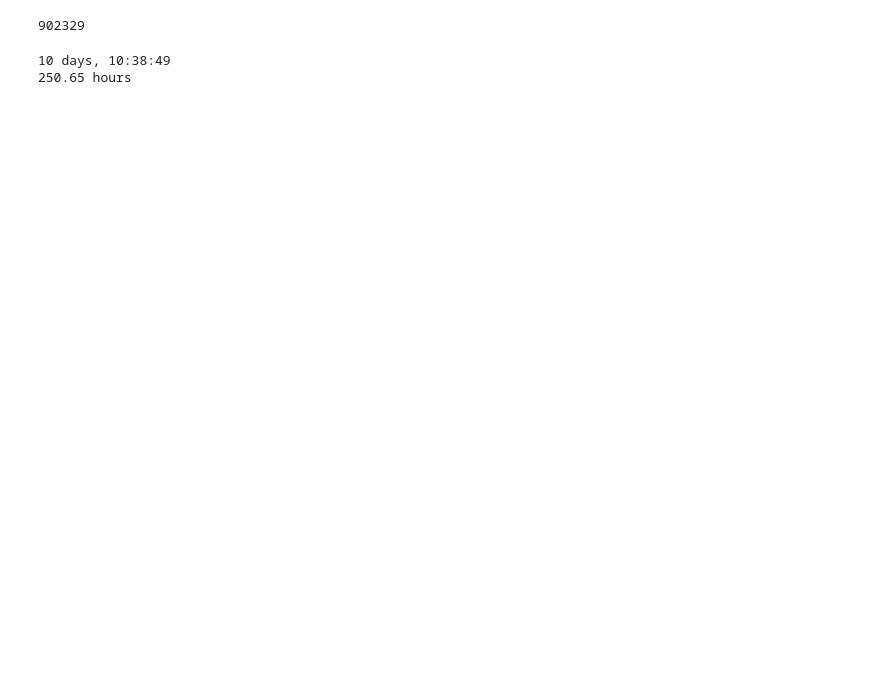
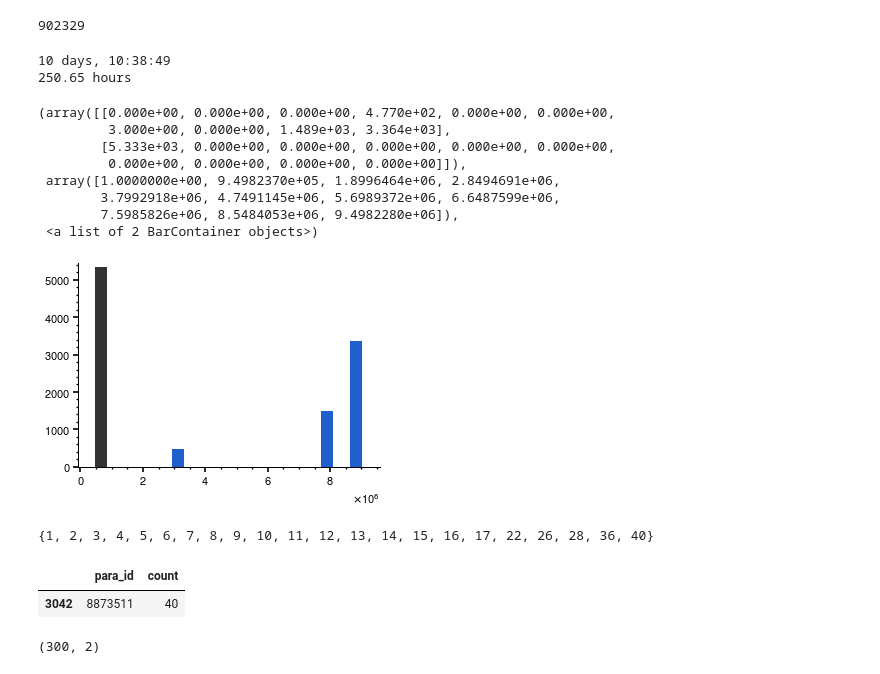
Before and after one commit to Ramprasad-Group/PromptDataExtraction, a Jupyter notebook: notebooks/Analyze-GPT-Full-Corpus.ipynb, the cells around one changed output. Cells and saved outputs as stored; diff of their text form; code cells hidden in the pictures; blank space fills up the shorter version.

```diff
--- a/notebooks/Analyze-GPT-Full-Corpus.ipynb
+++ b/notebooks/Analyze-GPT-Full-Corpus.ipynb
@@ -163,3 +199,37 @@ timings(902329)
 # %% [output]
 10 days, 10:38:49
 250.65 hours
+# %%
+td_data  = execute(
+  """
+  SELECT em.para_id, count(*) FROM extracted_properties ep
+  JOIN extracted_materials em ON em.id = ep.material_id
+  where ep.method_id = 202
+  group by em.para_id
+"""
+)
+# %%
+plt.hist(td_data)
+# %% [output]
+(array([[0.000e+00, 0.000e+00, 0.000e+00, 4.770e+02, 0.000e+00, 0.000e+00,
+         3.000e+00, 0.000e+00, 1.489e+03, 3.364e+03],
+        [5.333e+03, 0.000e+00, 0.000e+00, 0.000e+00, 0.000e+00, 0.000e+00,
+         0.000e+00, 0.000e+00, 0.000e+00, 0.000e+00]]),
+ array([1.0000000e+00, 9.4982370e+05, 1.8996464e+06, 2.8494691e+06,
+        3.7992918e+06, 4.7491145e+06, 5.6989372e+06, 6.6487599e+06,
+        7.5985826e+06, 8.5484053e+06, 9.4982280e+06]),
+ <a list of 2 BarContainer objects>)
+[figure, added]
+# %%
+set(td_data['count'])
+# %% [output]
+{1, 2, 3, 4, 5, 6, 7, 8, 9, 10, 11, 12, 13, 14, 15, 16, 17, 22, 26, 28, 36, 40}
+# %%
+td_data[td_data['count'] == 40]
+# %% [output]
+|  | para_id | count |
+| 3042 | 8873511 | 40 |
+# %%
+td_data[td_data['count'] == 5].shape
+# %% [output]
+(300, 2)
```
Also changed, not shown: parts of 9 cells of this notebook, 1 other file.
